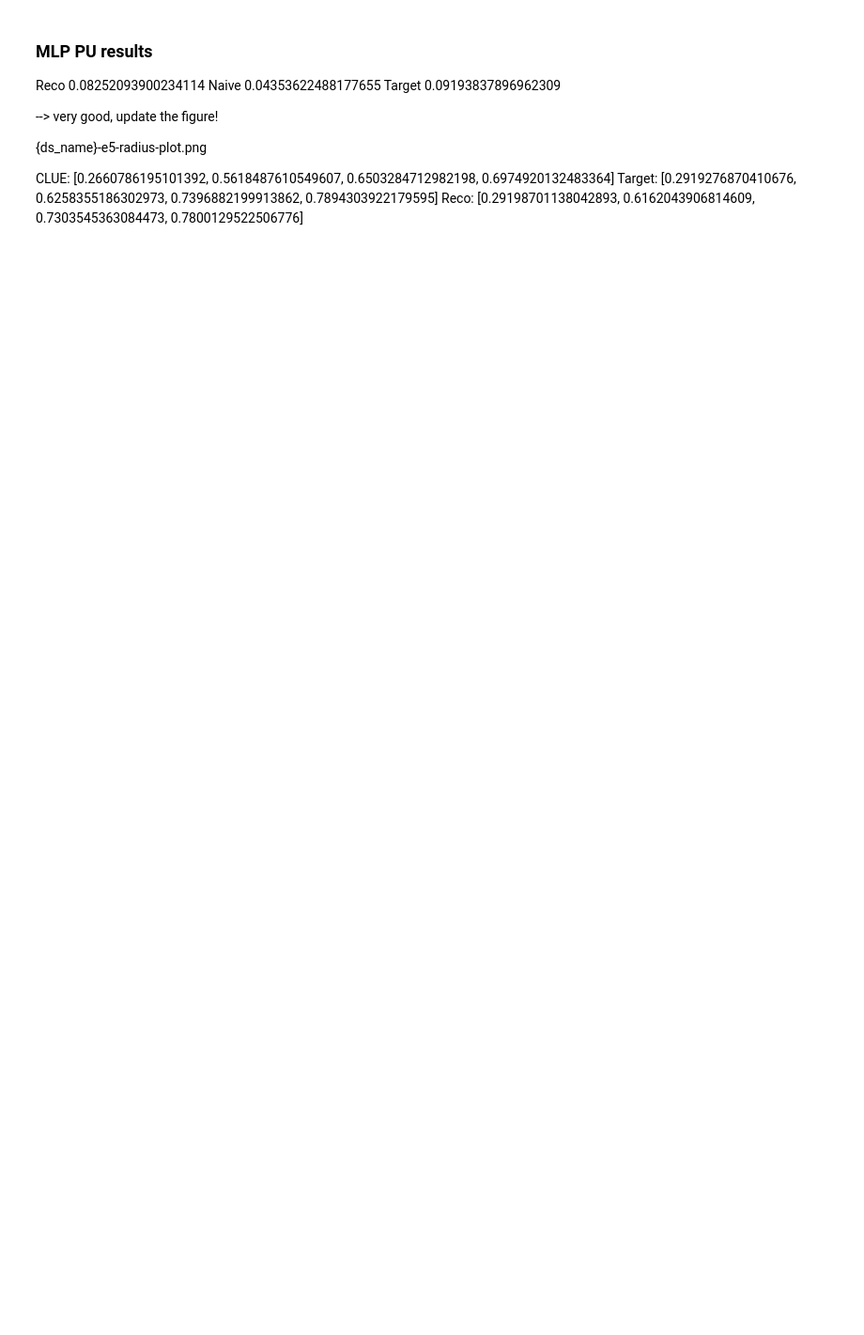
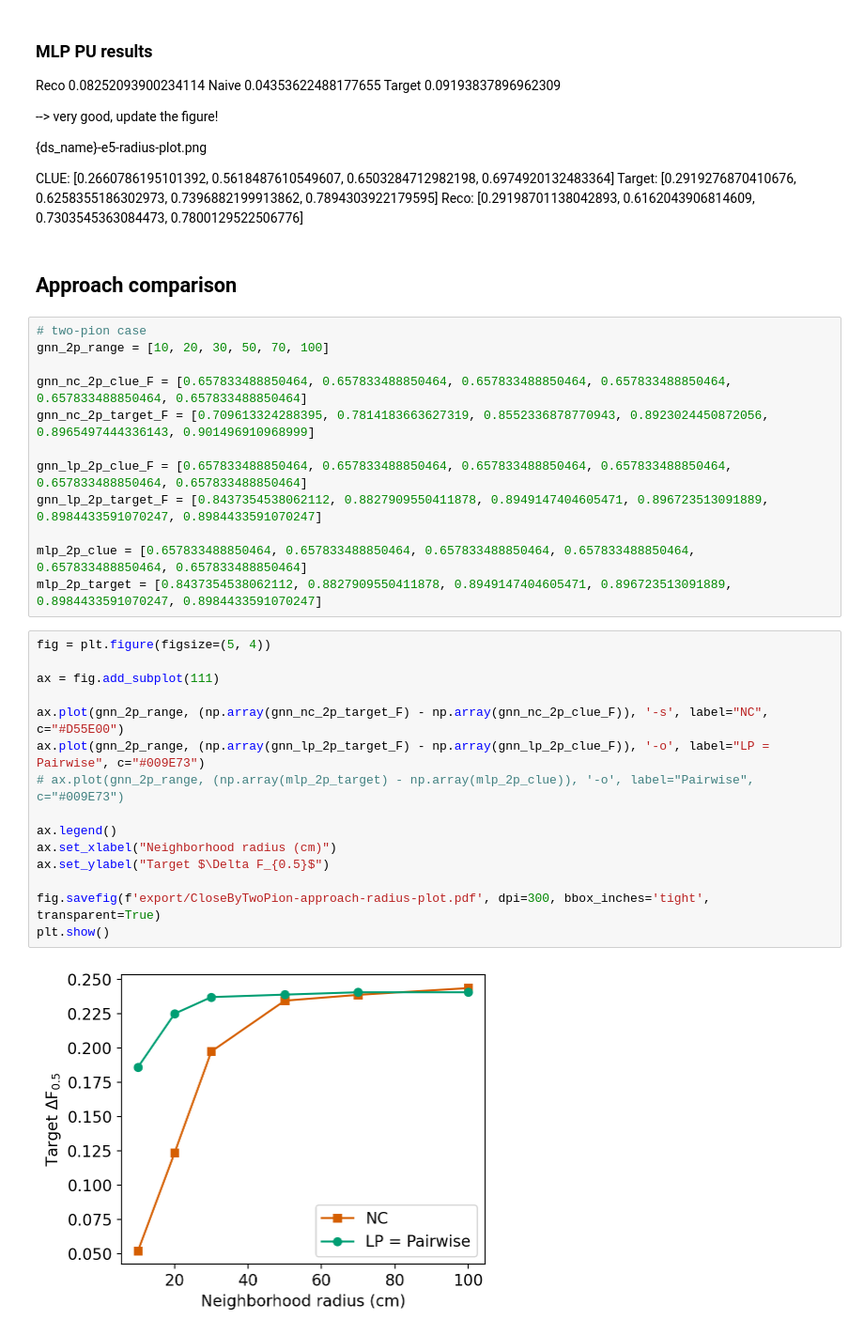
Before and after one commit to edcuba/TICLHack22_PatternReco, a Jupyter notebook: plotting.ipynb, the cells around one changed output. Shown at 94% size. Saved outputs shown, nothing was run; the diff lists cells and outputs as text; blank space fills up the shorter version.

```diff
--- a/plotting.ipynb
+++ b/plotting.ipynb
@@ -153,3 +168,34 @@ Target 0.09193837896962309
 CLUE: [0.2660786195101392, 0.5618487610549607, 0.6503284712982198, 0.6974920132483364]
 Target: [0.2919276870410676, 0.6258355186302973, 0.7396882199913862, 0.7894303922179595]
 Reco: [0.29198701138042893, 0.6162043906814609, 0.7303545363084473, 0.7800129522506776]
+# %% [markdown]
+## Approach comparison
+# %%
+# two-pion case
+gnn_2p_range = [10, 20, 30, 50, 70, 100]
+
+gnn_nc_2p_clue_F = [0.657833488850464, 0.657833488850464, 0.657833488850464, 0.657833488850464, 0.657833488850464, 0.657833488850464]
+gnn_nc_2p_target_F = [0.709613324288395, 0.7814183663627319, 0.8552336878770943, 0.8923024450872056, 0.8965497444336143, 0.901496910968999]
+
+gnn_lp_2p_clue_F = [0.657833488850464, 0.657833488850464, 0.657833488850464, 0.657833488850464, 0.657833488850464, 0.657833488850464]
+gnn_lp_2p_target_F = [0.8437354538062112, 0.8827909550411878, 0.8949147404605471, 0.896723513091889, 0.8984433591070247, 0.8984433591070247]
+
+mlp_2p_clue = [0.657833488850464, 0.657833488850464, 0.657833488850464, 0.657833488850464, 0.657833488850464, 0.657833488850464]
+mlp_2p_target = [0.8437354538062112, 0.8827909550411878, 0.8949147404605471, 0.896723513091889, 0.8984433591070247, 0.8984433591070247]
+# %%
+fig = plt.figure(figsize=(5, 4))
+
+ax = fig.add_subplot(111)
+
+ax.plot(gnn_2p_range, (np.array(gnn_nc_2p_target_F) - np.array(gnn_nc_2p_clue_F)), '-s', label="NC", c="#D55E00")
+ax.plot(gnn_2p_range, (np.array(gnn_lp_2p_target_F) - np.array(gnn_lp_2p_clue_F)), '-o', label="LP = Pairwise", c="#009E73")
+# ax.plot(gnn_2p_range, (np.array(mlp_2p_target) - np.array(mlp_2p_clue)), '-o', label="Pairwise", c="#009E73")
+
+ax.legend()
+ax.set_xlabel("Neighborhood radius (cm)")
+ax.set_ylabel("Target $\Delta F_{0.5}$")
+
+fig.savefig(f'export/CloseByTwoPion-approach-radius-plot.pdf', dpi=300, bbox_inches='tight', transparent=True)
+plt.show()
+# %% [output]
+[figure, added]
```
Also changed, not shown: parts of 11 cells of this notebook, 44 other files.
